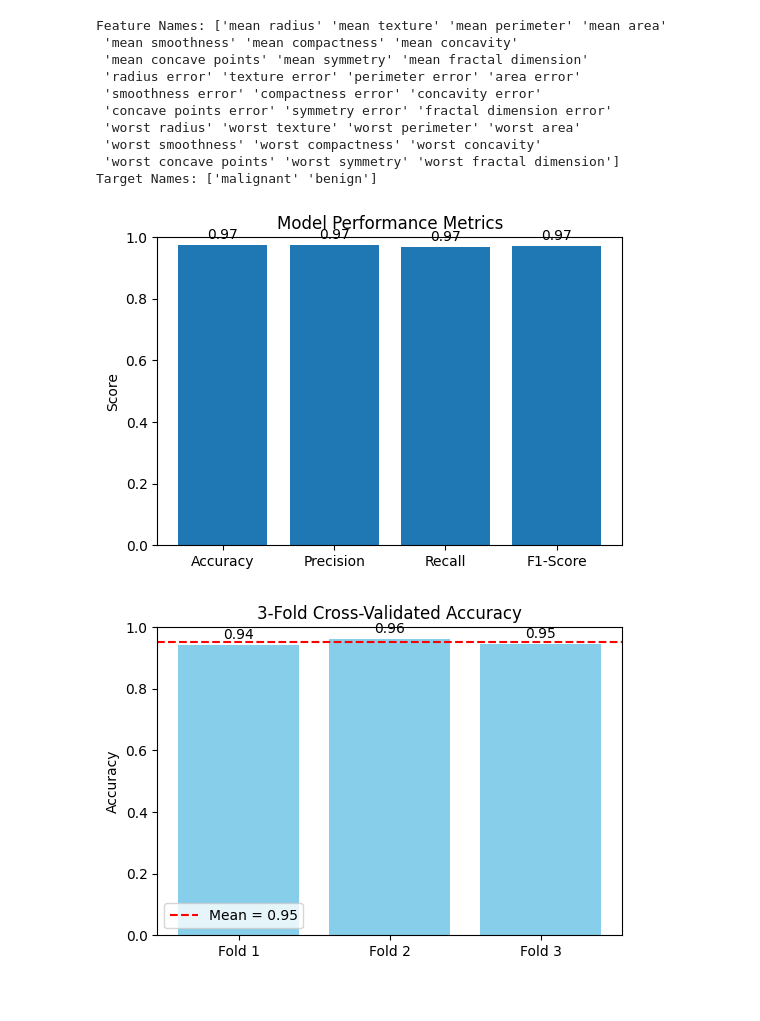
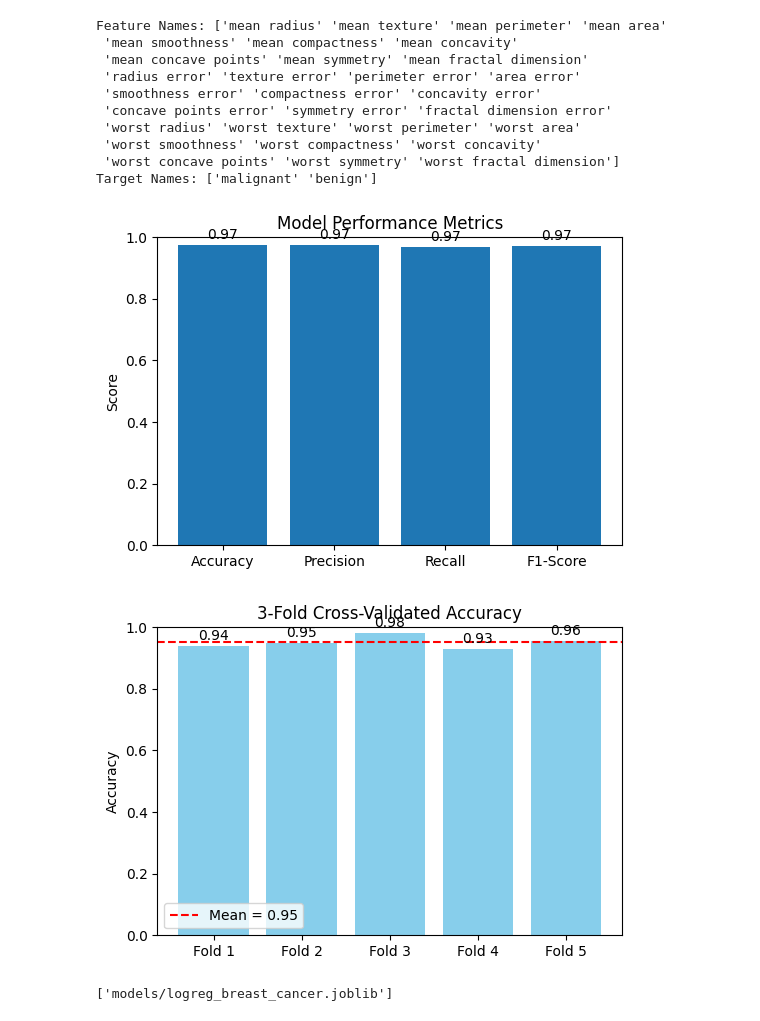
Before and after one commit to dreyyan/machine-learning, a Jupyter notebook: scikit-learn/logreg_breast_cancer.ipynb, the cells around one changed output. Saved outputs shown, nothing was run; the diff lists cells and outputs as text; code cells hidden in the pictures.

```diff
--- a/scikit-learn/logreg_breast_cancer.ipynb
+++ b/scikit-learn/logreg_breast_cancer.ipynb
@@ -74,34 +74,36 @@ plt.ylabel("Score")
 plt.title("Model Performance Metrics")
 
 # Add value labels on top of bars
 for bar in bars:
     height = bar.get_height()
     plt.text(bar.get_x() + bar.get_width()/2, height + 0.01, f"{height:.2f}",
              ha='center', va='bottom', fontsize=10)
 
 plt.show()
 
 # 3-fold cross-validation
-scores = cross_val_score(model, X, y, cv=3, scoring='accuracy')
+scores = cross_val_score(model, X, y, cv=5, scoring='accuracy')
 
 # Plot CV scores
 plt.figure(figsize=(6,4))
 folds = [f"Fold {i+1}" for i in range(len(scores))]
 plt.bar(folds, scores, color='skyblue')
 plt.ylim(0, 1)
 plt.ylabel("Accuracy")
 plt.title("3-Fold Cross-Validated Accuracy")
 
 # Add value labels on top
 for i, score in enumerate(scores):
     plt.text(i, score + 0.01, f"{score:.2f}", ha='center', va='bottom', fontsize=10)
 
 # Plot mean line
 plt.axhline(scores.mean(), color='red', linestyle='--', label=f"Mean = {scores.mean():.2f}")
 plt.legend()
 plt.show()
 # %% [output]
 [figure]
-[figure, old version]
+[figure, new version]
 # %%
-joblib.dump(model, 'logreg_breast_cancer.joblib')
+joblib.dump(model, 'models/logreg_breast_cancer.joblib')
+# %% [output]
+['models/logreg_breast_cancer.joblib']
```
Also changed, not shown: 5 other files.
